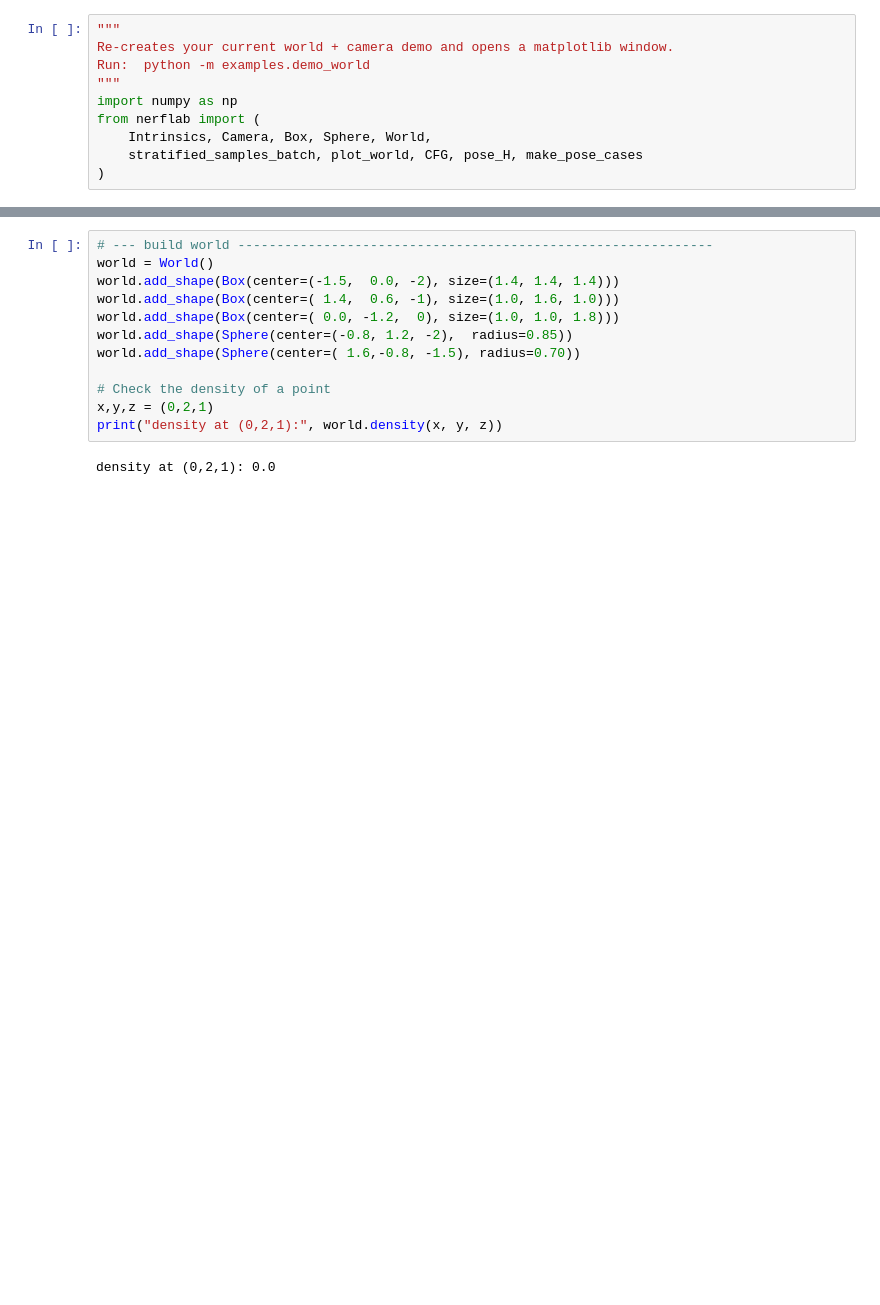
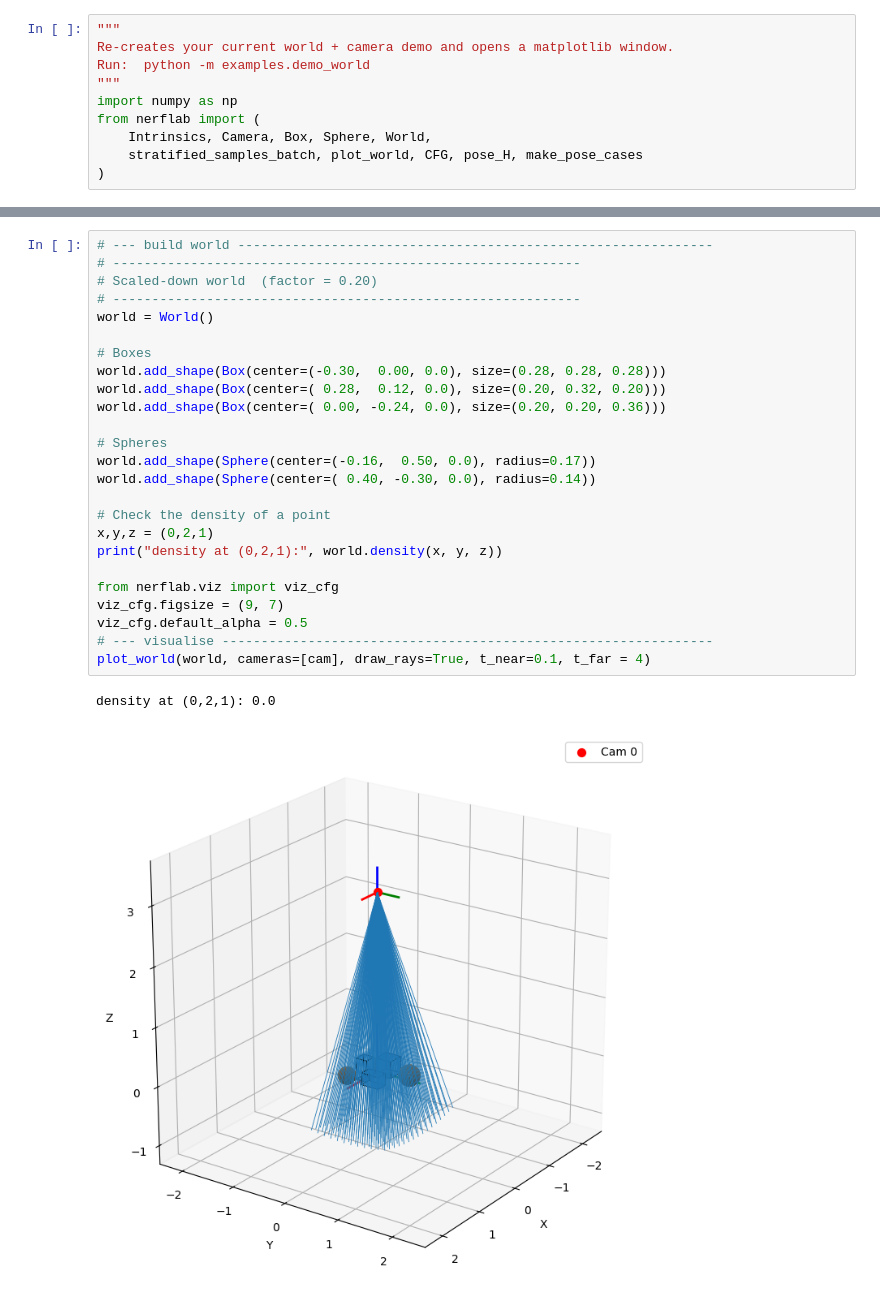
Before and after one commit to WikiGenius/nerf-lab, a Jupyter notebook: examples/demo_world.ipynb, the cells around one changed output, grey strips where cells are left out. Drawn from its saved outputs; the diff is of its cells as text; blank space fills up the shorter version.

```diff
--- a/examples/demo_world.ipynb
+++ b/examples/demo_world.ipynb
@@ -11,14 +40,28 @@ from nerflab import (
 # %%
 # --- build world -------------------------------------------------------------
+# ------------------------------------------------------------
+# Scaled‑down world  (factor = 0.20)
+# ------------------------------------------------------------
 world = World()
-world.add_shape(Box(center=(-1.5,  0.0, -2), size=(1.4, 1.4, 1.4)))
-world.add_shape(Box(center=( 1.4,  0.6, -1), size=(1.0, 1.6, 1.0)))
-world.add_shape(Box(center=( 0.0, -1.2,  0), size=(1.0, 1.0, 1.8)))
-world.add_shape(Sphere(center=(-0.8, 1.2, -2),  radius=0.85))
-world.add_shape(Sphere(center=( 1.6,-0.8, -1.5), radius=0.70))
+
+# Boxes
+world.add_shape(Box(center=(-0.30,  0.00, 0.0), size=(0.28, 0.28, 0.28)))
+world.add_shape(Box(center=( 0.28,  0.12, 0.0), size=(0.20, 0.32, 0.20)))
+world.add_shape(Box(center=( 0.00, -0.24, 0.0), size=(0.20, 0.20, 0.36)))
+
+# Spheres
+world.add_shape(Sphere(center=(-0.16,  0.50, 0.0), radius=0.17))
+world.add_shape(Sphere(center=( 0.40, -0.30, 0.0), radius=0.14))
 
 # Check the density of a point
 x,y,z = (0,2,1)
 print("density at (0,2,1):", world.density(x, y, z))
+
+from nerflab.viz import viz_cfg
+viz_cfg.figsize = (9, 7)
+viz_cfg.default_alpha = 0.5
+# --- visualise ---------------------------------------------------------------
+plot_world(world, cameras=[cam], draw_rays=True, t_near=0.1, t_far = 4)
 # %% [output]
 density at (0,2,1): 0.0
+[figure, added]
```
Also changed, not shown: parts of 7 cells of this notebook, 5 other files.
